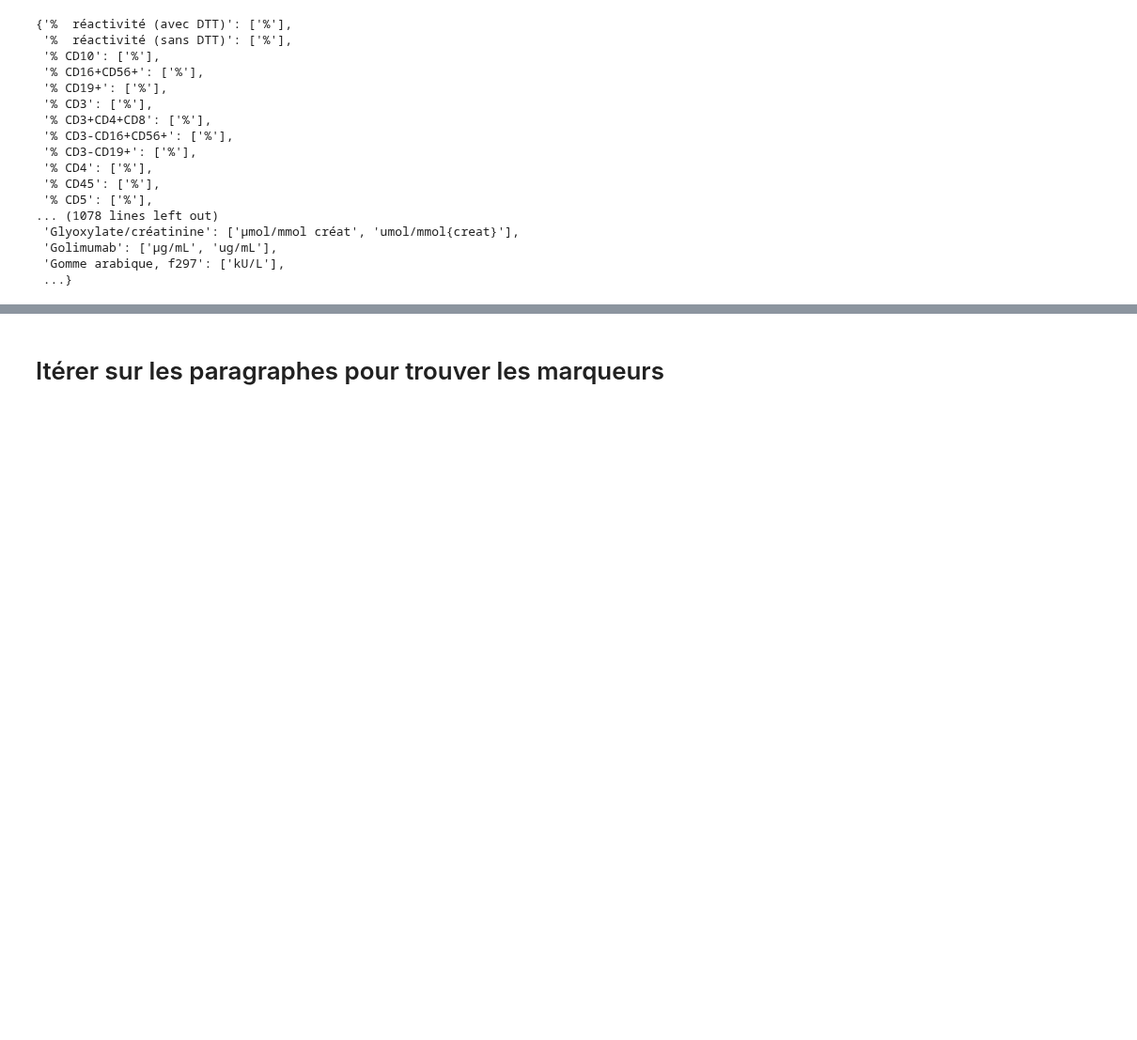
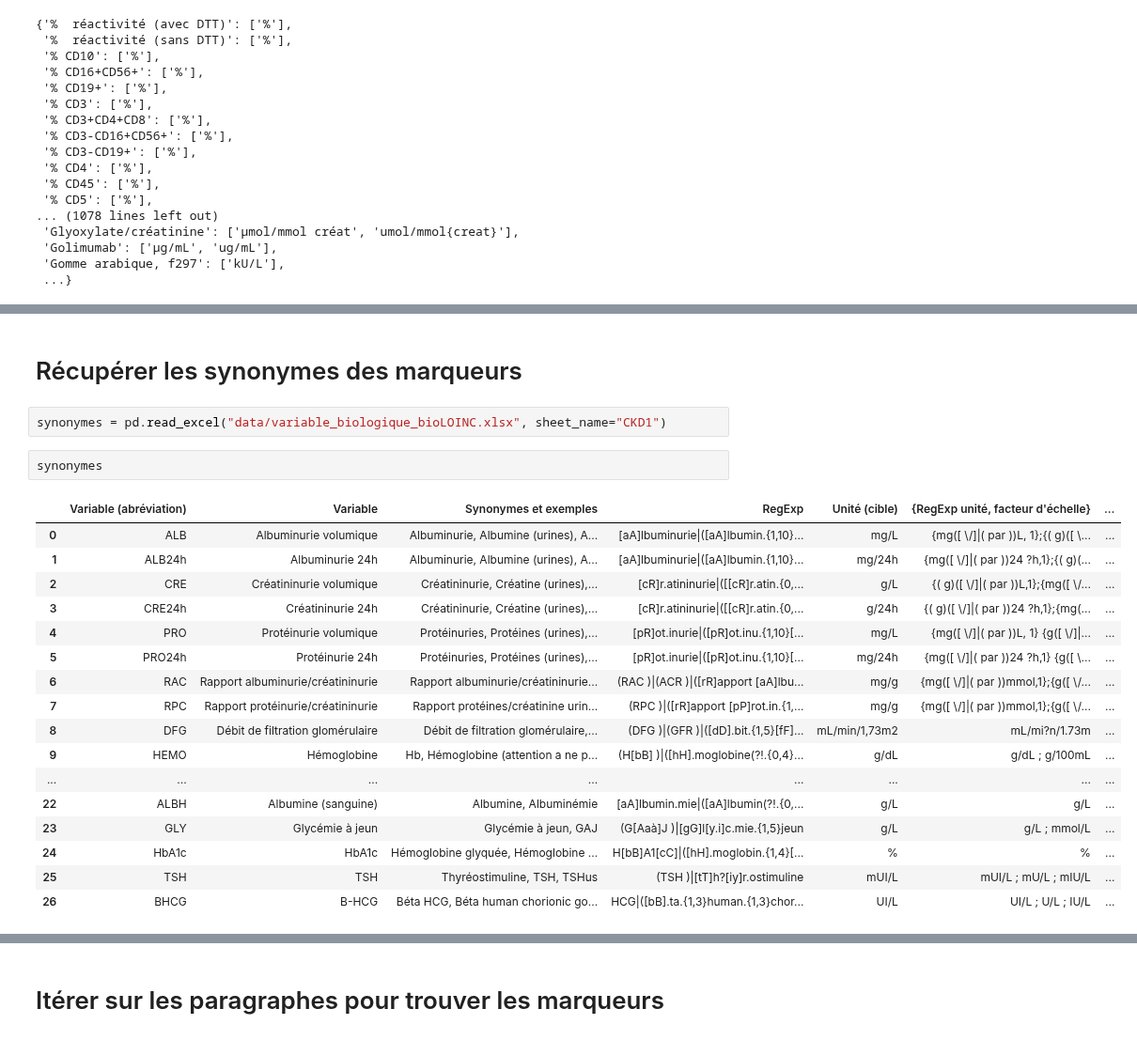
Before and after one commit to PFEE-IPSO-Epita/Biologique, a Jupyter notebook: extract bio.ipynb, the cells around one changed output, grey strips where cells are left out. Shown at 94% size. Saved outputs shown, nothing was run; the diff lists cells and outputs as text; blank space fills up the shorter version.

Commit message:
Add synonymes and compare with regex

```diff
--- a/extract bio.ipynb
+++ b/extract bio.ipynb
@@ -152,0 +157,24 @@ all_units.add('ng/nl')
+# %% [markdown]
+# Récupérer les synonymes des marqueurs
+# %%
+synonymes = pd.read_excel("data/variable_biologique_bioLOINC.xlsx", sheet_name="CKD1")
+# %%
+synonymes
+# %% [output]
+|  | Variable (abréviation) | Variable | Synonymes et exemples | RegExp | Unité (cible) | {RegExp unité, facteur d'échelle} | ... |
+| 0 | ALB | Albuminurie volumique | Albuminurie, Albumine (urines), A... | [aA]lbuminurie|([aA]lbumin.{1,10}... | mg/L | {mg([ \/]|( par ))L, 1};{( g)([ \... | ... |
+| 1 | ALB24h | Albuminurie 24h | Albuminurie, Albumine (urines), A... | [aA]lbuminurie|([aA]lbumin.{1,10}... | mg/24h | {mg([ \/]|( par ))24 ?h,1};{( g)(... | ... |
+| 2 | CRE | Créatininurie volumique | Créatininurie, Créatine (urines),... | [cR]r.atininurie|([[cR]r.atin.{0,... | g/L | {( g)([ \/]|( par ))L,1};{mg([ \/... | ... |
+| 3 | CRE24h | Créatininurie 24h | Créatininurie, Créatine (urines),... | [cR]r.atininurie|([[cR]r.atin.{0,... | g/24h | {( g)([ \/]|( par ))24 ?h,1};{mg(... | ... |
+| 4 | PRO | Protéinurie volumique | Protéinuries, Protéines (urines),... | [pR]ot.inurie|([pR]ot.inu.{1,10}[... | mg/L | {mg([ \/]|( par ))L, 1} {g([ \/]|... | ... |
+| 5 | PRO24h | Protéinurie 24h | Protéinuries, Protéines (urines),... | [pR]ot.inurie|([pR]ot.inu.{1,10}[... | mg/24h | {mg([ \/]|( par ))24 ?h,1} {g([ \... | ... |
+| 6 | RAC | Rapport albuminurie/créatininurie | Rapport albuminurie/créatininurie... | (RAC )|(ACR )|([rR]apport [aA]lbu... | mg/g | {mg([ \/]|( par ))mmol,1};{g([ \/... | ... |
+| 7 | RPC | Rapport protéinurie/créatininurie | Rapport protéines/créatinine urin... | (RPC )|([rR]apport [pP]rot.in.{1,... | mg/g | {mg([ \/]|( par ))mmol,1};{g([ \/... | ... |
+| 8 | DFG | Débit de filtration glomérulaire | Débit de filtration glomérulaire,... | (DFG )|(GFR )|([dD].bit.{1,5}[fF]... | mL/min/1,73m2 | mL/mi?n/1.73m | ... |
+| 9 | HEMO | Hémoglobine | Hb, Hémoglobine (attention a ne p... | (H[bB] )|([hH].moglobine(?!.{0,4}... | g/dL | g/dL ; g/100mL | ... |
+| ... | ... | ... | ... | ... | ... | ... | ... |
+| 22 | ALBH | Albumine (sanguine) | Albumine, Albuminémie | [aA]lbumin.mie|([aA]lbumin(?!.{0,... | g/L | g/L | ... |
+| 23 | GLY | Glycémie à jeun | Glycémie à jeun, GAJ | (G[Aaà]J )|[gG]l[y.i]c.mie.{1,5}jeun | g/L | g/L ; mmol/L | ... |
+| 24 | HbA1c | HbA1c | Hémoglobine glyquée, Hémoglobine ... | H[bB]A1[cC]|([hH].moglobin.{1,4}[... | % | % | ... |
+| 25 | TSH | TSH | Thyréostimuline, TSH, TSHus | (TSH )|[tT]h?[iy]r.ostimuline | mUI/L | mUI/L ; mU/L ; mIU/L | ... |
+| 26 | BHCG | B-HCG | Béta HCG, Béta human chorionic go... | HCG|([bB].ta.{1,3}human.{1,3}chor... | UI/L | UI/L ; U/L ; IU/L | ... |
```
Also changed, not shown: parts of 8 cells of this notebook, 1 other file.
